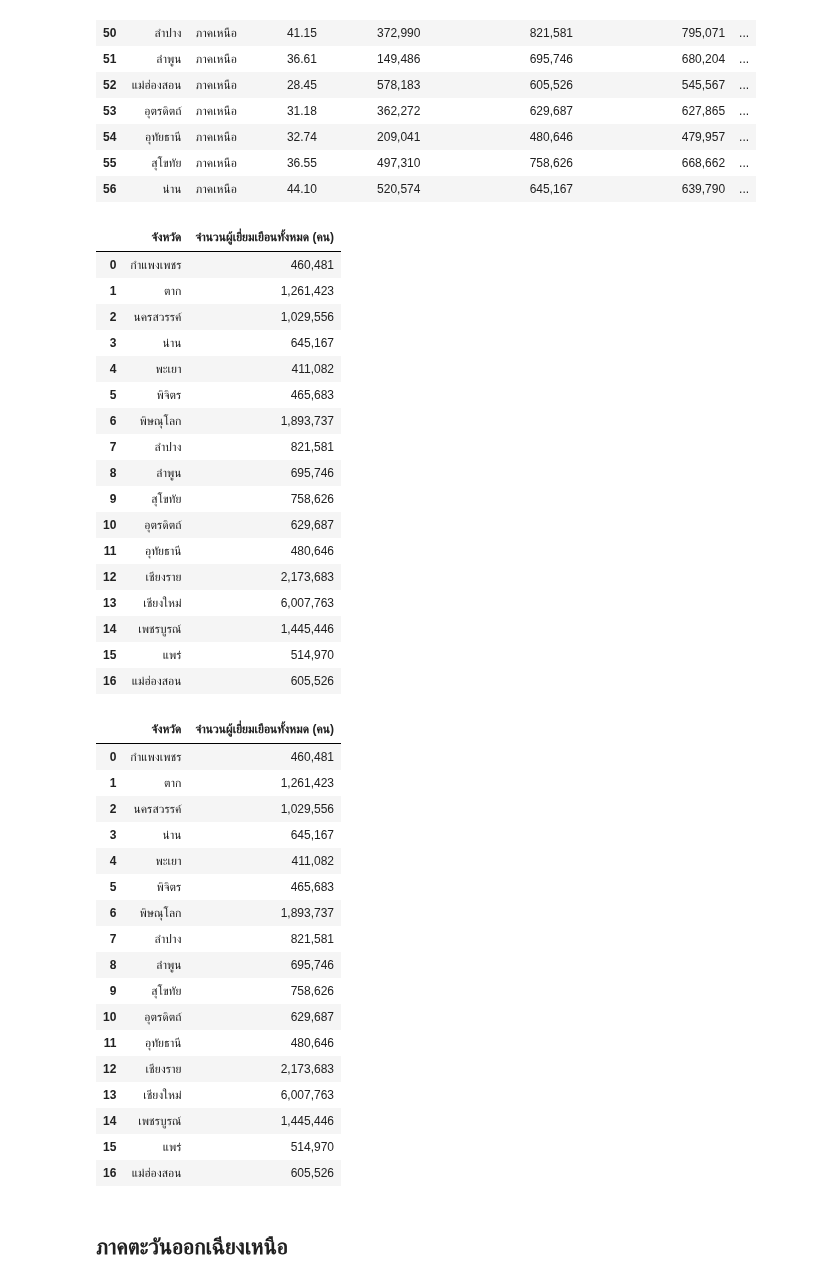
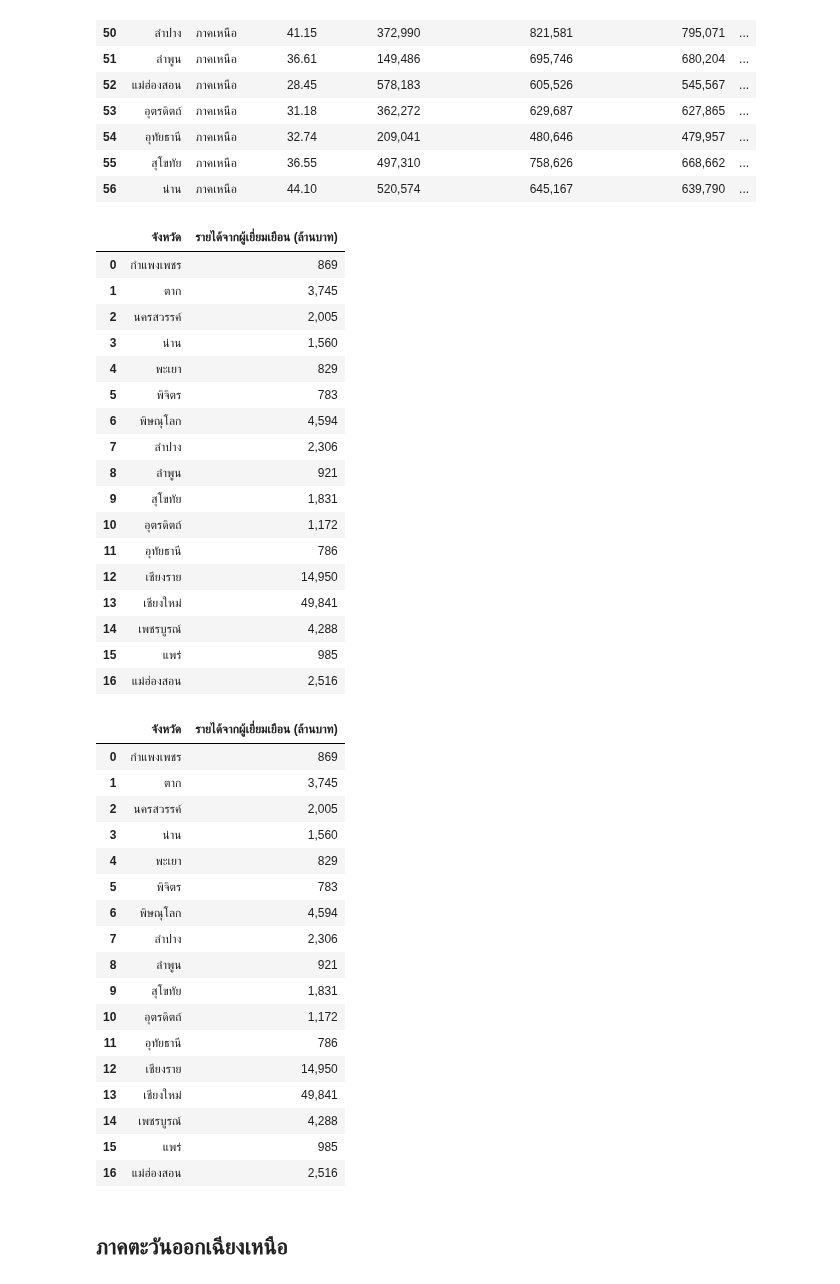
Before and after one commit to SupidchayaTangkidwanich/multivariate, a Jupyter notebook: EDM.ipynb, the cells around one changed output. Drawn from its saved outputs; the diff is of its cells as text; code cells hidden in the pictures.

```diff
--- a/EDM.ipynb
+++ b/EDM.ipynb
@@ -319,53 +319,53 @@ data_2563_N
 | 55 | สุโขทัย | ภาคเหนือ | 36.55 | 497,310 | 758,626 | 668,662 | ... |
 | 56 | น่าน | ภาคเหนือ | 44.10 | 520,574 | 645,167 | 639,790 | ... |
 # %%
-data_2563_N_1 = data_2563_N.groupby('จังหวัด')['จำนวนผู้เยี่ยมเยือนทั้งหมด (คน)'].max()
+data_2563_N_1 = data_2563_N.groupby('จังหวัด')['รายได้จากผู้เยี่ยมเยือน (ล้านบาท)'].max()
 data_2563_N_1_max = pd.DataFrame(data_2563_N_1)
 data_2563_N_1_max_noindex = data_2563_N_1_max.reset_index() #reset_index ใช้เพื่อสำหรับลบช่องว่าง
 data_2563_N_1_max_noindex
 # %% [output]
-|  | จังหวัด | จำนวนผู้เยี่ยมเยือนทั้งหมด (คน) |
-| 0 | กำแพงเพชร | 460,481 |
-| 1 | ตาก | 1,261,423 |
-| 2 | นครสวรรค์ | 1,029,556 |
-| 3 | น่าน | 645,167 |
-| 4 | พะเยา | 411,082 |
-| 5 | พิจิตร | 465,683 |
-| 6 | พิษณุโลก | 1,893,737 |
-| 7 | ลำปาง | 821,581 |
-| 8 | ลำพูน | 695,746 |
-| 9 | สุโขทัย | 758,626 |
-| 10 | อุตรดิตถ์ | 629,687 |
-| 11 | อุทัยธานี | 480,646 |
-| 12 | เชียงราย | 2,173,683 |
-| 13 | เชียงใหม่ | 6,007,763 |
-| 14 | เพชรบูรณ์ | 1,445,446 |
-| 15 | แพร่ | 514,970 |
-| 16 | แม่ฮ่องสอน | 605,526 |
+|  | จังหวัด | รายได้จากผู้เยี่ยมเยือน (ล้านบาท) |
+| 0 | กำแพงเพชร | 869 |
+| 1 | ตาก | 3,745 |
+| 2 | นครสวรรค์ | 2,005 |
+| 3 | น่าน | 1,560 |
+| 4 | พะเยา | 829 |
+| 5 | พิจิตร | 783 |
+| 6 | พิษณุโลก | 4,594 |
+| 7 | ลำปาง | 2,306 |
+| 8 | ลำพูน | 921 |
+| 9 | สุโขทัย | 1,831 |
+| 10 | อุตรดิตถ์ | 1,172 |
+| 11 | อุทัยธานี | 786 |
+| 12 | เชียงราย | 14,950 |
+| 13 | เชียงใหม่ | 49,841 |
+| 14 | เพชรบูรณ์ | 4,288 |
+| 15 | แพร่ | 985 |
+| 16 | แม่ฮ่องสอน | 2,516 |
 # %%
-data_2563_N_1 = data_2563_N.groupby('จังหวัด')['จำนวนผู้เยี่ยมเยือนทั้งหมด (คน)'].max()
+data_2563_N_1 = data_2563_N.groupby('จังหวัด')['รายได้จากผู้เยี่ยมเยือน (ล้านบาท)'].max()
 data_2563_N_1_max = pd.DataFrame(data_2563_N_1)
 data_2563_N_1_max_noindex = data_2563_N_1_max.reset_index() #reset_index ใช้เพื่อสำหรับลบช่องว่าง
 data_2563_N_1_max_noindex
 # %% [output]
-|  | จังหวัด | จำนวนผู้เยี่ยมเยือนทั้งหมด (คน) |
-| 0 | กำแพงเพชร | 460,481 |
-| 1 | ตาก | 1,261,423 |
-| 2 | นครสวรรค์ | 1,029,556 |
-| 3 | น่าน | 645,167 |
-| 4 | พะเยา | 411,082 |
-| 5 | พิจิตร | 465,683 |
-| 6 | พิษณุโลก | 1,893,737 |
-| 7 | ลำปาง | 821,581 |
-| 8 | ลำพูน | 695,746 |
-| 9 | สุโขทัย | 758,626 |
-| 10 | อุตรดิตถ์ | 629,687 |
-| 11 | อุทัยธานี | 480,646 |
-| 12 | เชียงราย | 2,173,683 |
-| 13 | เชียงใหม่ | 6,007,763 |
-| 14 | เพชรบูรณ์ | 1,445,446 |
-| 15 | แพร่ | 514,970 |
-| 16 | แม่ฮ่องสอน | 605,526 |
+|  | จังหวัด | รายได้จากผู้เยี่ยมเยือน (ล้านบาท) |
+| 0 | กำแพงเพชร | 869 |
+| 1 | ตาก | 3,745 |
+| 2 | นครสวรรค์ | 2,005 |
+| 3 | น่าน | 1,560 |
+| 4 | พะเยา | 829 |
+| 5 | พิจิตร | 783 |
+| 6 | พิษณุโลก | 4,594 |
+| 7 | ลำปาง | 2,306 |
+| 8 | ลำพูน | 921 |
+| 9 | สุโขทัย | 1,831 |
+| 10 | อุตรดิตถ์ | 1,172 |
+| 11 | อุทัยธานี | 786 |
+| 12 | เชียงราย | 14,950 |
+| 13 | เชียงใหม่ | 49,841 |
+| 14 | เพชรบูรณ์ | 4,288 |
+| 15 | แพร่ | 985 |
+| 16 | แม่ฮ่องสอน | 2,516 |
 # %% [markdown]
 ## ภาคตะวันออกเฉียงเหนือ
 # %%
```
Also changed, not shown: parts of 10 cells of this notebook.
